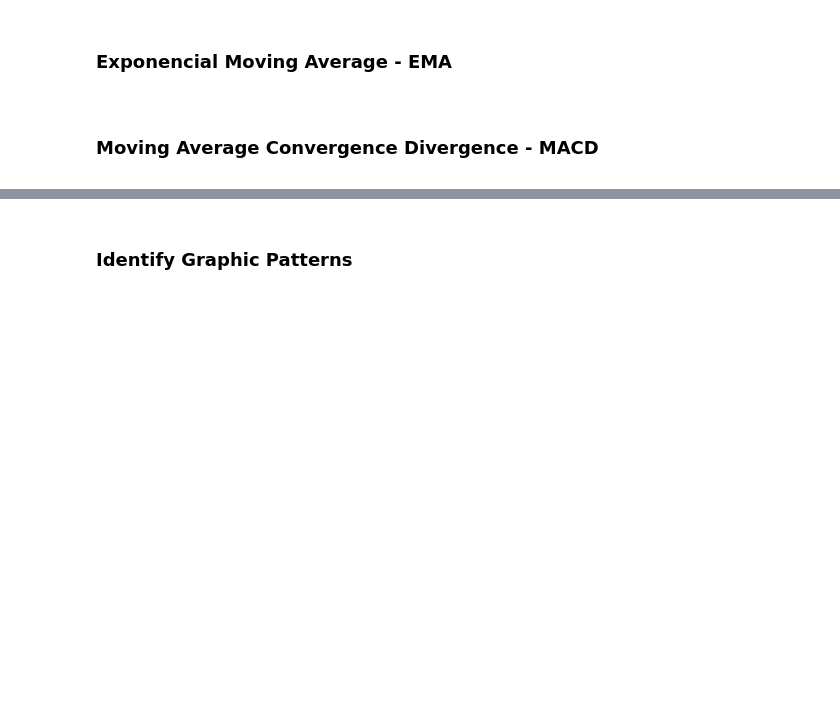
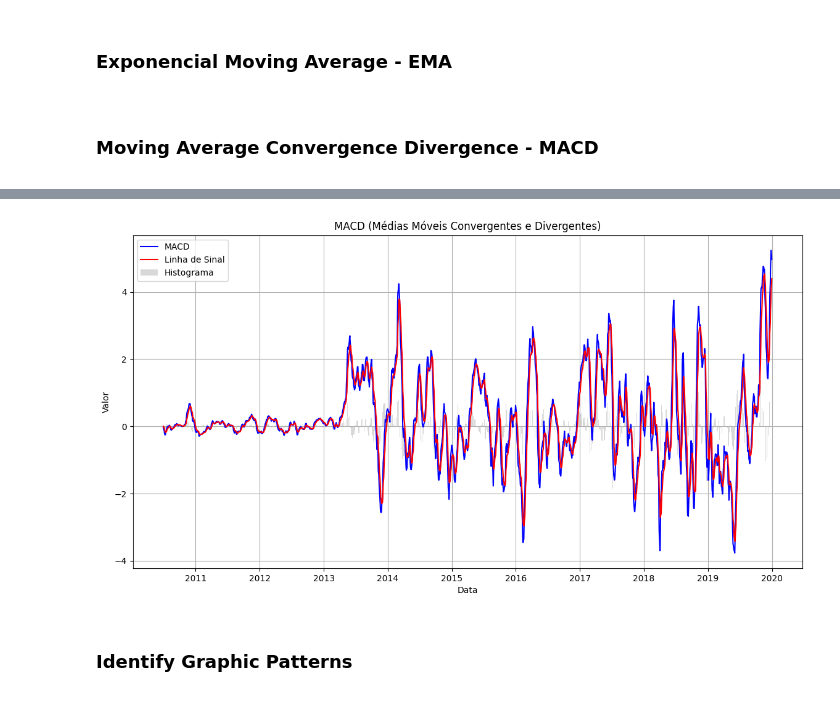
Before and after one commit to Rafael-soares-oliveira/cientista_dados, a Jupyter notebook: tesla_stock_market/tesla_stock_market.ipynb, the cells around one changed output, grey strips where cells are left out. Saved outputs shown, nothing was run; the diff lists cells and outputs as text; code cells hidden in the pictures; blank space fills up the shorter version.

```diff
--- a/tesla_stock_market/tesla_stock_market.ipynb
+++ b/tesla_stock_market/tesla_stock_market.ipynb
@@ -49,6 +48,11 @@ df = pd.read_csv("TSLA.csv")
 # %%
 # Transform Date column to Datetime
 df["Date"] = pd.to_datetime(df["Date"])
+
+# Ajusta os valores para 2 casas decimais
+df[["Open", "High", "Low", "Close", "Adj Close"]] = df[
+    ["Open", "High", "Low", "Close", "Adj Close"]
+].apply(round, args=(2,))
 # %%
 # Plot temporal chart for each independent variable
 # Adjusting the figure size
@@ -68,6 +72,8 @@ plt.show()
 # %%
 df_2020 = df[df["Date"].dt.year >= 2020]
 df_2020 = df_2020.reset_index(level=None, drop=True)
+df_2019 = df[df["Date"].dt.year < 2020]
+df_2019 = df_2019.reset_index(level=None, drop=True)
 # %%
 # Plot temporal chart for each independent variable
 # Adjusting the figure size
@@ -369,3 +395,31 @@ plt.show()
+# %%
+# Calcular as Médias Móveis Exponenciais (EMA)
+ema_12 = df_2019["Close"].ewm(span=12, adjust=False).mean()
+ema_26 = df_2019["Close"].ewm(span=26, adjust=False).mean()
+
+# Calcular a linha MACD
+macd = ema_12 - ema_26
+
+# Calcular a linha de sinal
+signal_line = macd.ewm(span=9, adjust=False).mean()
+
+# Calcular o histograma MACD
+histogram = macd - signal_line
+
+# Plotar os resultados
+plt.figure(figsize=(14, 7))
+plt.plot(df_2019["Date"], macd, label="MACD", color="blue")
+plt.plot(df_2019["Date"], signal_line, label="Linha de Sinal", color="red")
+plt.bar(df_2019["Date"], histogram, label="Histograma", color="gray", alpha=0.3)
+
+plt.title("MACD (Médias Móveis Convergentes e Divergentes)")
+plt.xlabel("Data")
+plt.ylabel("Valor")
+plt.legend(loc="upper left")
+plt.grid(True)
+plt.show()
+# %% [output]
+[figure, added]
 # %% [markdown]
 # <h1 style="font-size: 18px;">Identify Graphic Patterns</h1>
 # %%
```
Also changed, not shown: parts of 3 cells of this notebook, 3 other files.
